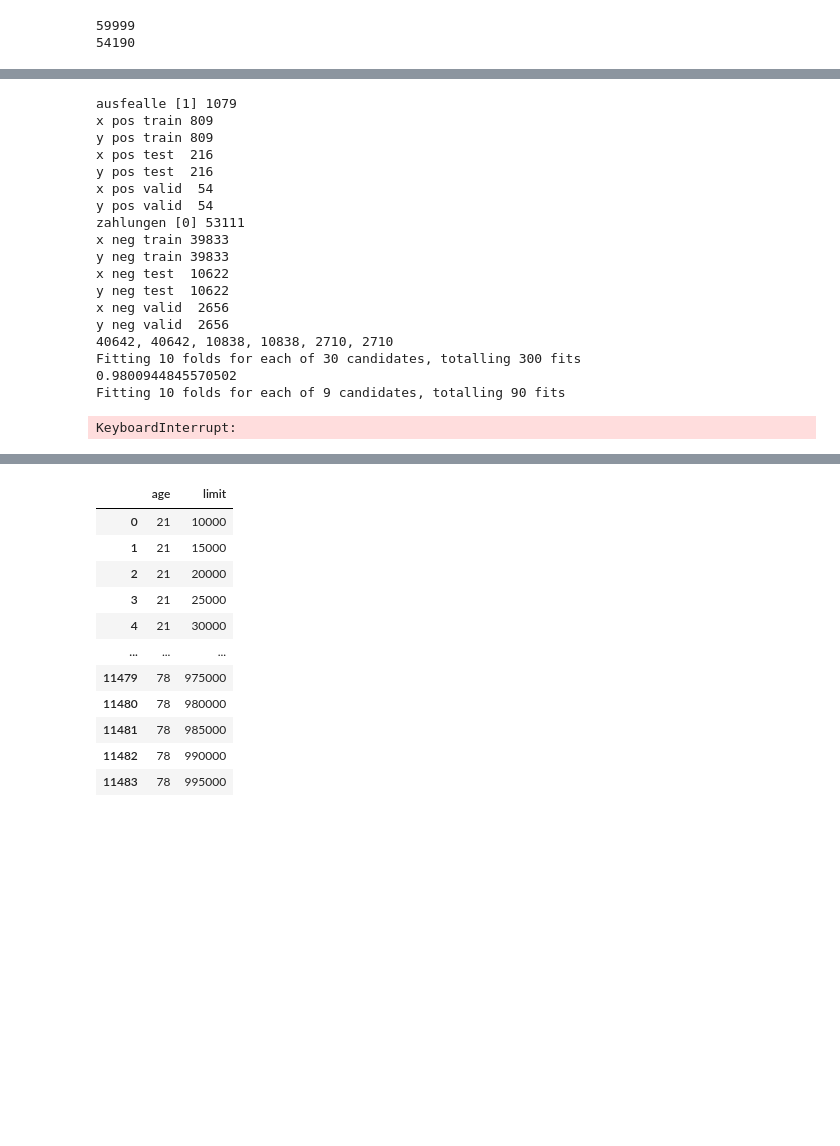
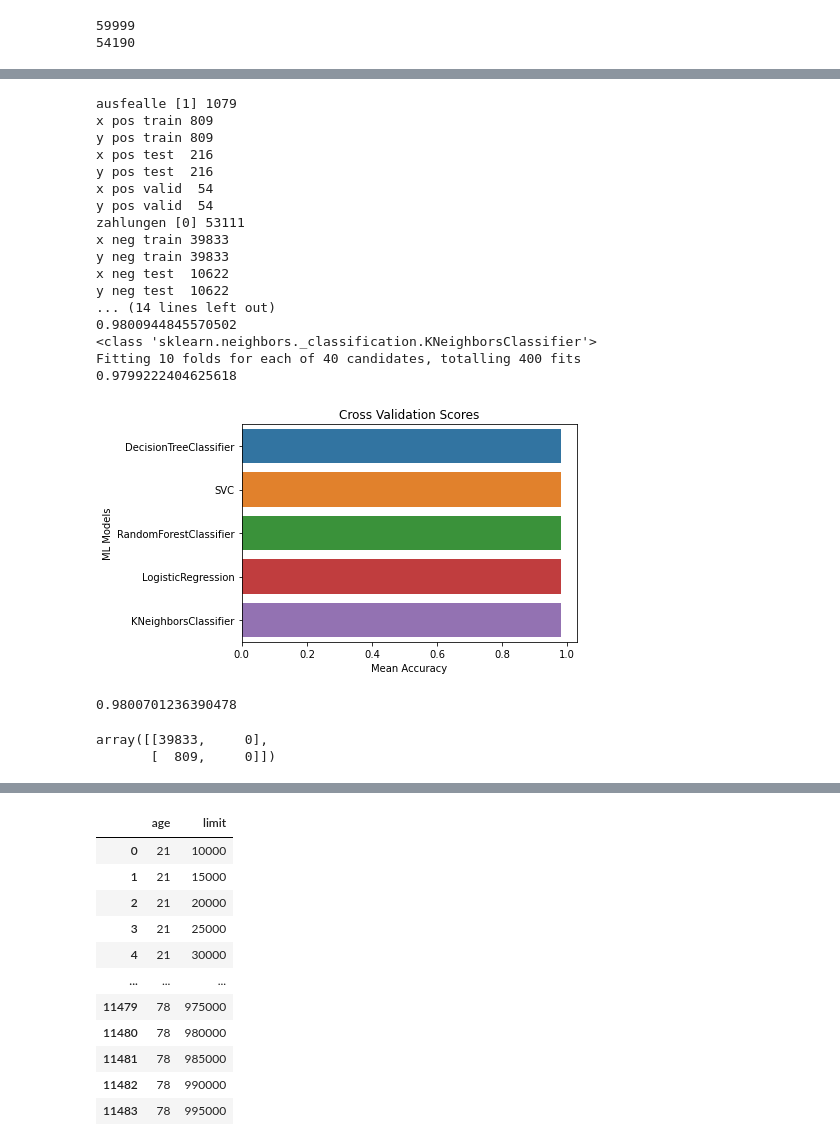
Before and after one commit to janbraunsdorff/Data-Journey, a Jupyter notebook: kredit-001_deskriptive.ipynb, the cells around one changed output, grey strips where cells are left out. Drawn from its saved outputs; the diff is of its cells as text; code cells hidden in the pictures; blank space fills up the shorter version.

```diff
--- a/kredit-001_deskriptive.ipynb
+++ b/kredit-001_deskriptive.ipynb
@@ -399,5 +399,5 @@ from sklearn.metrics import accuracy_score
 # %%
-df = pd.read_csv("/Users/janbraunsdorff/data-journey/Daten/Kreditausfaelle/default.csv", delimiter=";")
+df = pd.read_csv("Daten/Kreditausfaelle/default.csv", delimiter=";")
 df
 # %% [output]
 |  | LIMIT_BAL | SEX | EDUCATION | MARRIAGE | AGE | default.payment.next.month |
@@ -487,7 +487,7 @@ def run(df):
     }
 
     rf_param_grid = {
-        "max_features": [3,10],
+        "max_features": [1,2],
         "min_samples_split":[3,10],
         "min_samples_leaf":[3,10],
         "bootstrap":[False],
@@ -497,7 +497,7 @@ def run(df):
 
     logreg_param_grid = {
         "C": np.logspace(-3,3,7),
-        "penalty": ["l1","l2"]
+        "penalty": ["l2"]
     }
 
     knn_param_grid = {
@@ -518,6 +518,7 @@ def run(df):
     cv_result = []
     best_estimators = []
     for i in range(len(classifier)):
+        print(type(classifier[i]))
         clf = GridSearchCV(
             classifier[i],
             param_grid=classifier_param[i],
@@ -561,4 +562,4 @@ def run(df):
 
     votingC = votingC.fit(X_train, y_train)
     print(accuracy_score(votingC.predict(X_test), y_test))
-    return votingC
+    return votingC, X_train, X_test, y_train, y_test
@@ -639,22 +566,26 @@ See the caveats in the documentation: https://pandas.pydata.org/pandas-docs/stab
-# %%
-v2 = run(df)
-# %% [output]
-ausfealle [1] 1079
-x pos train 809
-y pos train 809
-x pos test  216
-y pos test  216
-x pos valid  54
-y pos valid  54
-zahlungen [0] 53111
-x neg train 39833
-y neg train 39833
-x neg test  10622
-y neg test  10622
-x neg valid  2656
-y neg valid  2656
-40642, 40642, 10838, 10838, 2710, 2710
-Fitting 10 folds for each of 30 candidates, totalling 300 fits
-0.9800944845570502
-Fitting 10 folds for each of 9 candidates, totalling 90 fits
-KeyboardInterrupt:
+# %%
+votingC_1, X_train, X_test, y_train, y_test = run(df)
+pred = votingC_1.predict(X_train)
+confusion_matrix(y_train, pred)
+# %% [output]
+ausfealle [1] 1079
+x pos train 809
+y pos train 809
+x pos test  216
+y pos test  216
+x pos valid  54
+y pos valid  54
+zahlungen [0] 53111
+x neg train 39833
+y neg train 39833
+x neg test  10622
+y neg test  10622
+... (14 lines left out)
+0.9800944845570502
+<class 'sklearn.neighbors._classification.KNeighborsClassifier'>
+Fitting 10 folds for each of 40 candidates, totalling 400 fits
+0.9799222404625618
+[figure, added]
+0.9800701236390478
+array([[39833,     0],
+       [  809,     0]])
```
Also changed, not shown: parts of 8 cells of this notebook.
